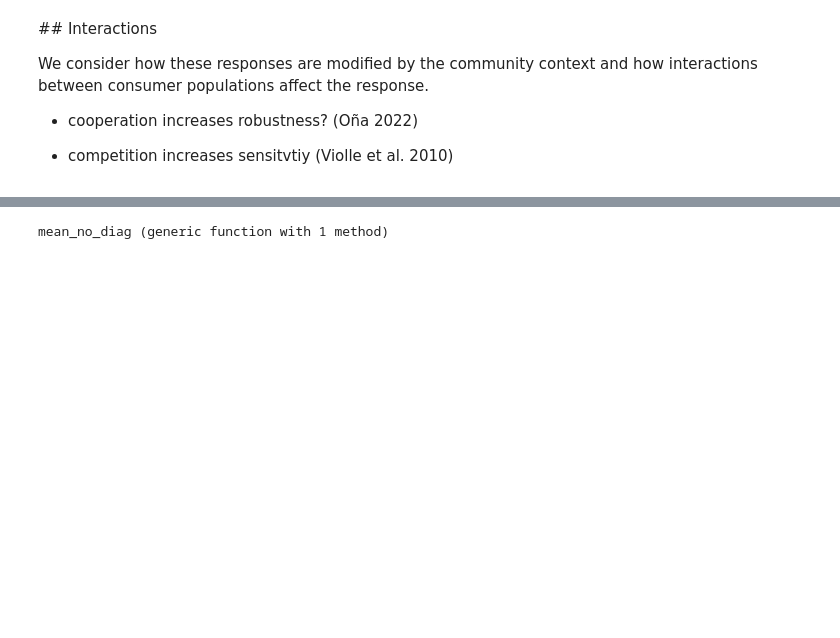
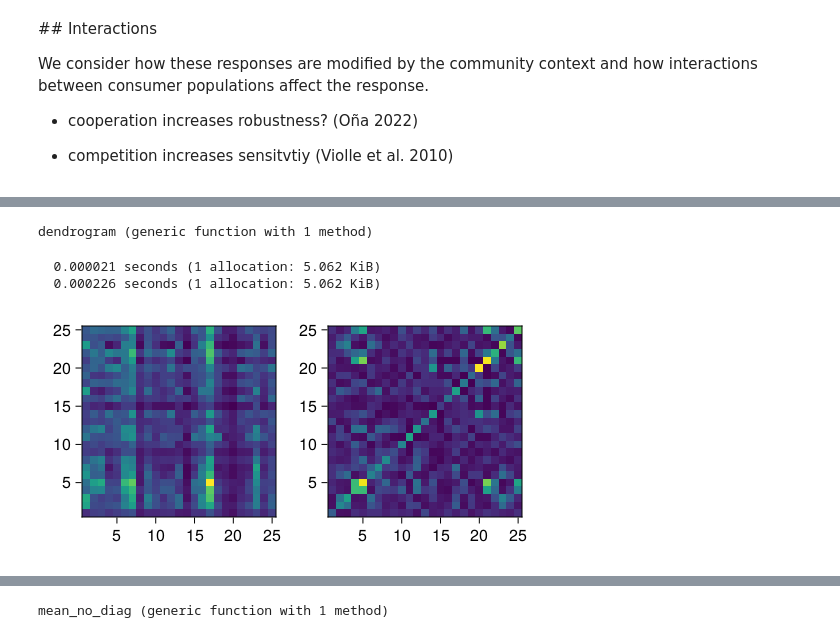
Before and after one commit to CleggTom/chemicalstressors, a Jupyter notebook: notebooks/detox_stress_model.ipynb, the cells around one changed output, grey strips where cells are left out. Saved outputs shown, nothing was run; the diff lists cells and outputs as text; code cells hidden in the pictures; blank space fills up the shorter version.

```diff
--- a/notebooks/detox_stress_model.ipynb
+++ b/notebooks/detox_stress_model.ipynb
@@ -143 +236,55 @@ We consider how these responses are modified by the community context and how in
+# %%
+function treepositions(hc::Hclust; useheight = true, orientation = :vertical)
+    order = StatsBase.indexmap(hc.order)
+    nodepos = Dict(-i => (float(order[i]), 0.0) for i in hc.order)
+    xs = []
+    ys = []
+    for i in 1:size(hc.merges, 1)
+        x1, y1 = nodepos[hc.merges[i, 1]]
+        x2, y2 = nodepos[hc.merges[i, 2]]
+        xpos = (x1 + x2) / 2
+        ypos = useheight ?  hc.heights[i] : (max(y1, y2) + 1)
+        nodepos[i] = (xpos, ypos)
+        push!(xs, [x1, x1, x2, x2])
+        push!(ys, [y1, ypos, ypos, y2])
+    end
+    if orientation == :horizontal
+        return ys, xs
+    else
+        return xs, ys
+    end
+end
+function dendrogram(h; color = :blue, kwargs...)
+    CairoMakie.Axis(Figure()[1, 1])
+    for (x, y) in zip(treepositions(h; kwargs...)...)
+        lines!(x, y; color)
+    end
+    current_figure()
+end
+# %% [output]
+dendrogram (generic function with 1 method)
+# %%
+R = sol1[end][p.N+1 : end]
+
+get_U_mat(p,R)
+get_L_mat(p,R)
+
+@time a_U_mat = get_U_mat(p,R)
+@time a_L_mat = get_L_mat(p,R)
+
+c = Clustering.hclust(Symmetric(a_U_mat))
+
+f = Figure(resolution = (500,250))
+
+ax1 = Axis(f[1,1])
+ax2 = Axis(f[1,2])
+
+heatmap!(ax1, a_L_mat[c.order,c.order])
+heatmap!(ax2, a_U_mat[c.order,c.order])
+
+f
+# %% [output]
+  0.000021 seconds (1 allocation: 5.062 KiB)
+  0.000226 seconds (1 allocation: 5.062 KiB)
+[figure, added]
 # %% [markdown]
```
Also changed, not shown: parts of 37 cells of this notebook, 4 other files.
